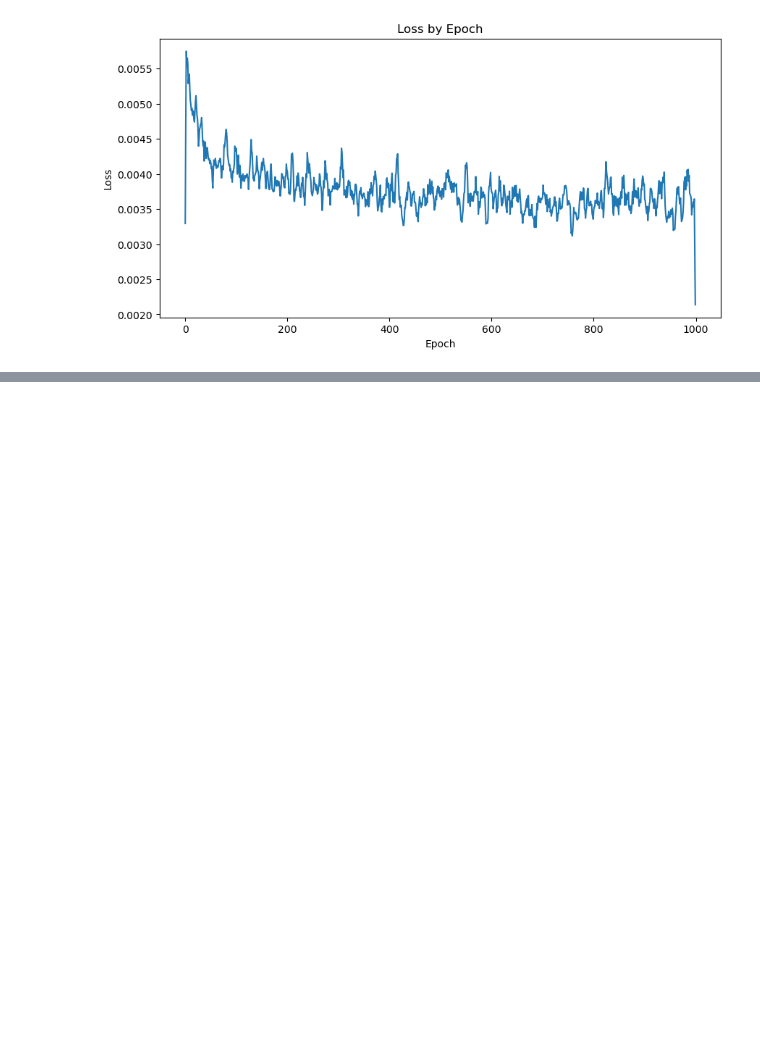
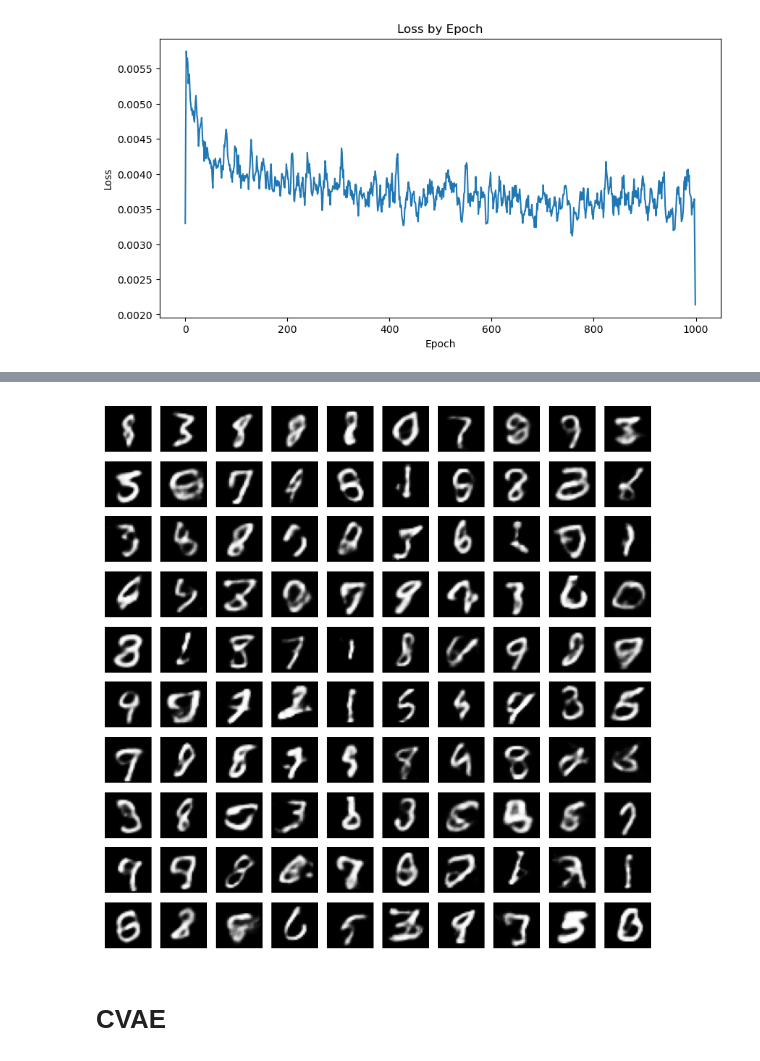
Before and after one commit to diaazg/Deep-learning, a Jupyter notebook: notebooks/auto_encoder.ipynb, the cells around one changed output, grey strips where cells are left out. Drawn from its saved outputs; the diff is of its cells as text; code cells hidden in the pictures; blank space fills up the shorter version.

```diff
--- a/notebooks/auto_encoder.ipynb
+++ b/notebooks/auto_encoder.ipynb
@@ -229,0 +295,3 @@ plt.show()
+# %%
+device = torch.device("mps" if torch.backends.mps.is_available() else "cpu")
+device
@@ -229,0 +315,2 @@ plt.show()
+# %%
+model = MNIST_VAE(device=device).to(device)
@@ -229,0 +372,16 @@ plt.show()
+# %%
+model.eval()
+with torch.no_grad():
+    z = torch.randn(100, 20).to(device)
+    samples = model.decode(z)           # (64, 784)
+    samples = samples.view(-1, 28, 28) # reshape all images
+
+fig, axes = plt.subplots(10,10, figsize=(8,8))
+for i, ax in enumerate(axes.flatten()):
+    ax.imshow(samples[i].cpu(), cmap='gray')
+    ax.axis('off')
+plt.show()
+# %% [output]
+[figure, added]
+# %% [markdown]
+# CVAE
```
Also changed, not shown: parts of 19 cells of this notebook.
